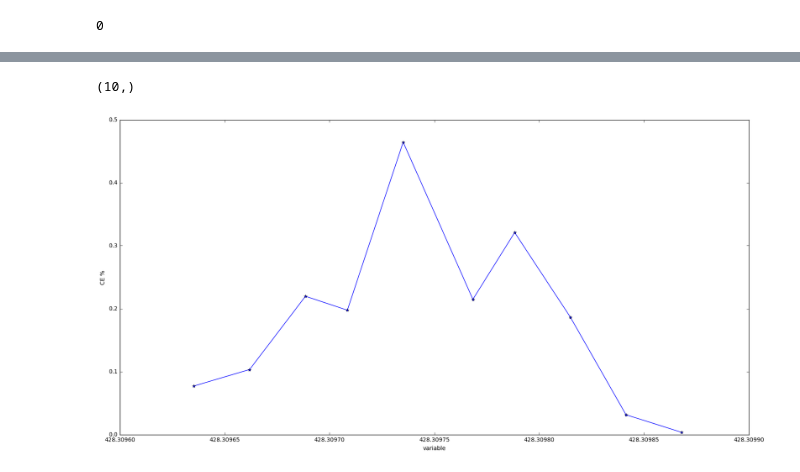
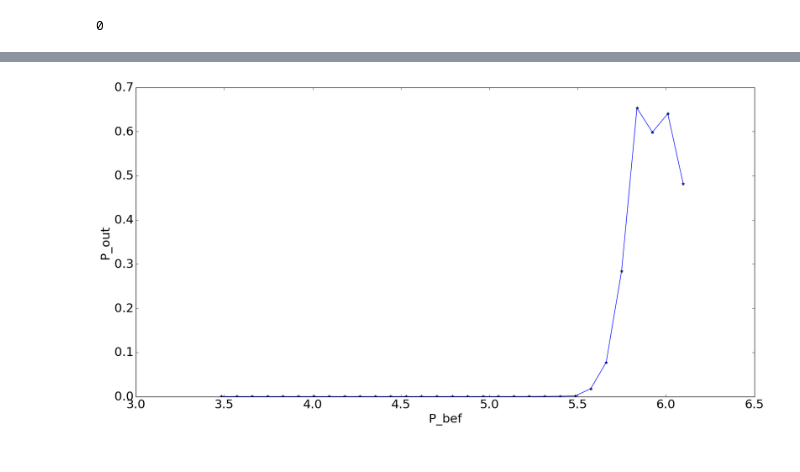
Before and after one commit to ibegleris/w-fopo, a Jupyter notebook: Conversion_efficiency_post_proc.ipynb, the cells around one changed output, grey strips where cells are left out. Saved outputs shown, nothing was run; the diff lists cells and outputs as text; code cells hidden in the pictures.

```diff
--- a/Conversion_efficiency_post_proc.ipynb
+++ b/Conversion_efficiency_post_proc.ipynb
@@ -129,7 +138,13 @@ class Conversion_efficiency(object):
 os.system('rm output_dump/CE.hdf5')
 # %% [output]
 0
+# %%
+which = 'output_dump_pump_wavelengths'
+which ='output_dump_pump_powers'
+#which = 'output_dump_pump_powers_13'
+#which ='out'
 # %%
-for i in range(10):
-    CE = Conversion_efficiency(0.1,possition = 'portB', filename = 'data_large',filepath='output_dump1/output'+str(i)+'/data/')
+for i in range(31):
+    CE = Conversion_efficiency(1,possition = 'portB', filename = 'data_large',filepath = which+'/output'+str(i)+'/data/')
+plt.show()
 # %% [output]
@@ -137,5 +164,4 @@ OSError: Unable to open file (Unable to open file: name = 'output_dump1/output0/
 # %%
-CE.plot_CE('f_p')
+CE.plot_CE('P_bef',var2 = 'P_out')
 # %% [output]
-(10,)
-[figure, old version]
+[figure, new version]
```
Also changed, not shown: parts of 6 cells of this notebook, 8 other files.
